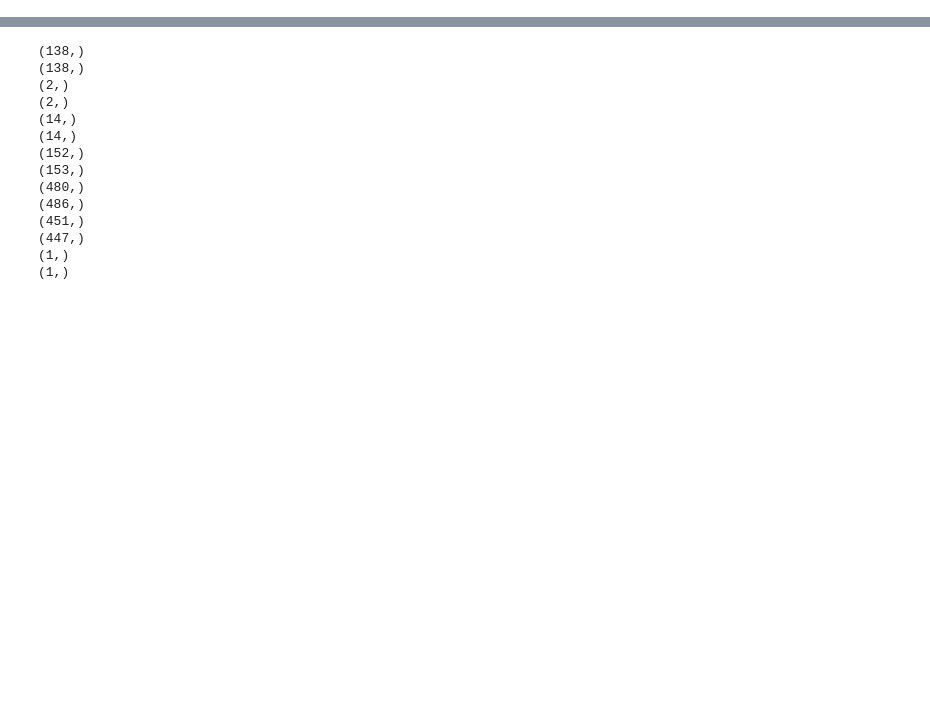
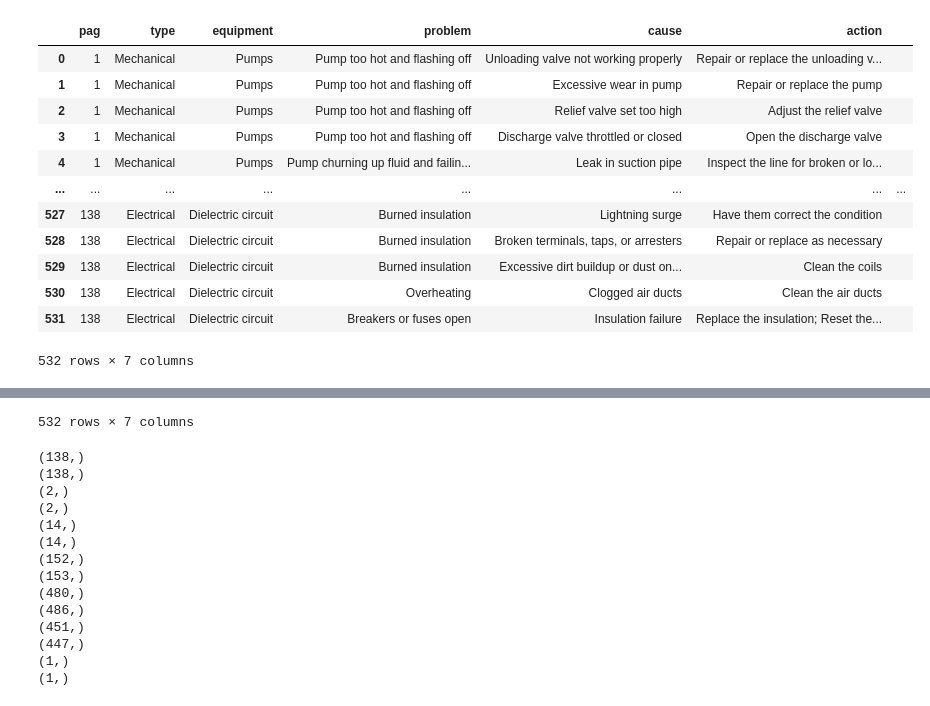
Before and after one commit to HerikMuller2002/Chatbot, a Jupyter notebook: Correções dos modelos/preparar_data.ipynb, the cells around one changed output, grey strips where cells are left out. Saved outputs shown, nothing was run; the diff lists cells and outputs as text; code cells hidden in the pictures; blank space fills up the shorter version.

```diff
--- a/Correções dos modelos/preparar_data.ipynb
+++ b/Correções dos modelos/preparar_data.ipynb
@@ -8,0 +11,17 @@ df_pt = df_pt.drop(columns=['Unnamed: 0'])
+# %%
+display(df_en)
+display(df_pt)
+# %% [output]
+|  | pag | type | equipment | problem | cause | action |  |
+| 0 | 1 | Mechanical | Pumps | Pump too hot and flashing off | Unloading valve not working properly | Repair or replace the unloading v... |  |
+| 1 | 1 | Mechanical | Pumps | Pump too hot and flashing off | Excessive wear in pump | Repair or replace the pump |  |
+| 2 | 1 | Mechanical | Pumps | Pump too hot and flashing off | Relief valve set too high | Adjust the relief valve |  |
+| 3 | 1 | Mechanical | Pumps | Pump too hot and flashing off | Discharge valve throttled or closed | Open the discharge valve |  |
+| 4 | 1 | Mechanical | Pumps | Pump churning up fluid and failin... | Leak in suction pipe | Inspect the line for broken or lo... |  |
+| ... | ... | ... | ... | ... | ... | ... | ... |
+| 527 | 138 | Electrical | Dielectric circuit | Burned insulation | Lightning surge | Have them correct the condition |  |
+| 528 | 138 | Electrical | Dielectric circuit | Burned insulation | Broken terminals, taps, or arresters | Repair or replace as necessary |  |
+| 529 | 138 | Electrical | Dielectric circuit | Burned insulation | Excessive dirt buildup or dust on... | Clean the coils |  |
+| 530 | 138 | Electrical | Dielectric circuit | Overheating | Clogged air ducts | Clean the air ducts |  |
+| 531 | 138 | Electrical | Dielectric circuit | Breakers or fuses open | Insulation failure | Replace the insulation; Reset the... |  |
+532 rows × 7 columns
@@ -9,3 +40,4 @@ df_pt = df_pt.drop(columns=['Unnamed: 0'])
+532 rows × 7 columns
 # %%
 colunas_pt = df_pt.columns
 colunas_en = df_en.columns
```
Also changed, not shown: parts of 5 cells of this notebook, 7 other files.
